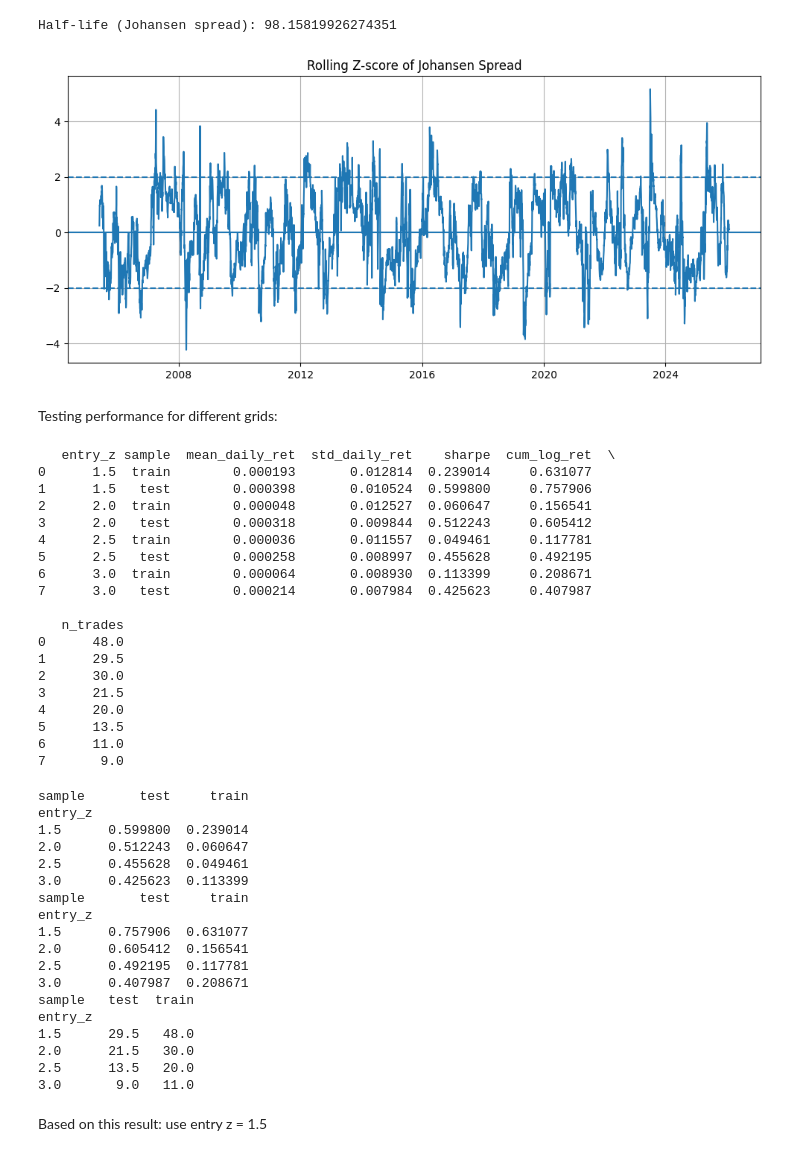
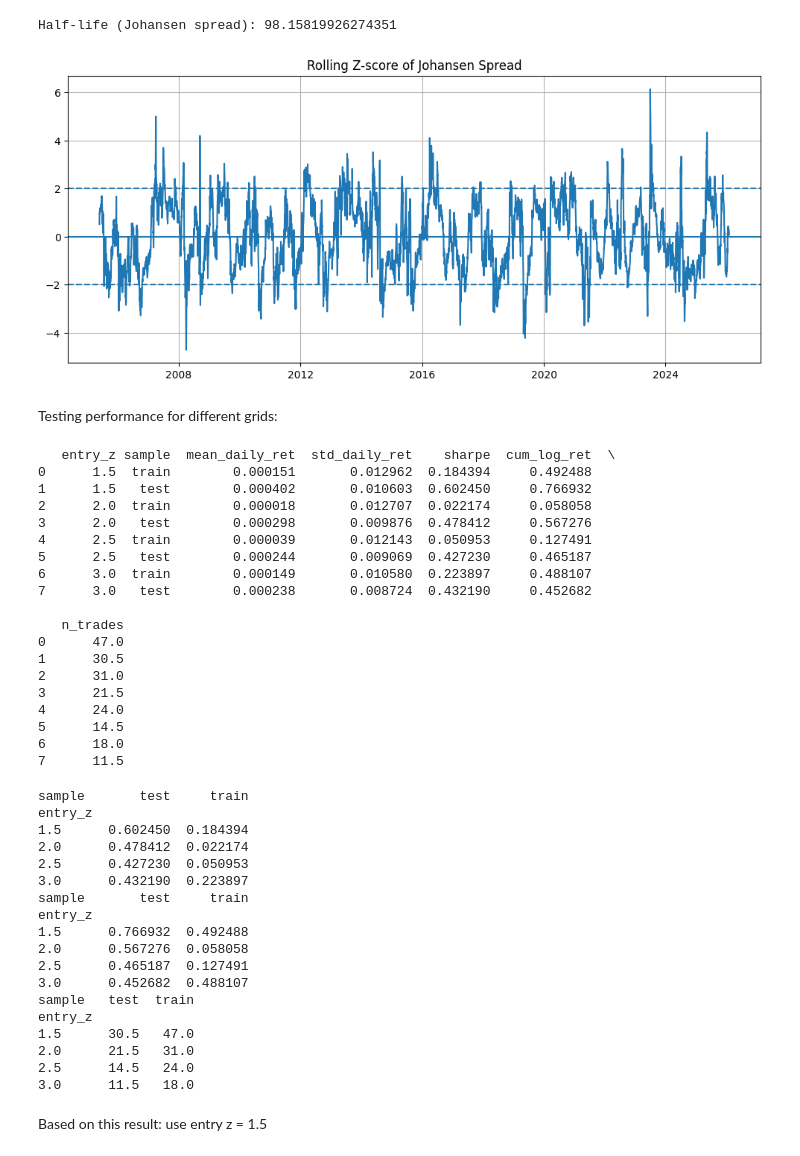
Before and after one commit to wiktorgrocholewski/Spring2026-TIC, a Jupyter notebook: 6_mean_reversion_strategy/Strategy Antonio.ipynb, the cells around one changed output. Drawn from its saved outputs; the diff is of its cells as text; code cells hidden in the pictures.

```diff
--- a/6_mean_reversion_strategy/Strategy Antonio.ipynb
+++ b/6_mean_reversion_strategy/Strategy Antonio.ipynb
@@ -264,31 +264,31 @@ Half-life (Johansen spread): 98.15819926274351
 # %%
 prices["spread_joh"] = (
     vec[0] * prices["log_soy"] +
     vec[1] * prices["log_corn"]
 )
 
-window_z = int(round(hl_joh))
+window_z = max(2, int(round(hl_joh)))
 
-prices["spread_mean_roll"] = prices["spread_joh"].rolling(window_z).mean()
-prices["spread_std_roll"]  = prices["spread_joh"].rolling(window_z).std()
+prices["spread_mean_roll"] = prices["spread_joh"].rolling(window_z).mean().shift(1)
+prices["spread_std_roll"]  = prices["spread_joh"].rolling(window_z).std().shift(1)
 
 prices["zscore_joh"] = (
     (prices["spread_joh"] - prices["spread_mean_roll"]) / prices["spread_std_roll"]
 )
-
+prices.loc[prices["spread_std_roll"] == 0, "zscore_joh"] = np.nan
 train = prices[prices["Date"] <= train_end].copy()
 test  = prices[prices["Date"] > gap_end].copy()
 
 plt.figure(figsize=(12,5))
 plt.plot(prices["Date"], prices["zscore_joh"])
 plt.axhline(2, linestyle="--")
 plt.axhline(-2, linestyle="--")
 plt.axhline(0)
 plt.title("Rolling Z-score of Johansen Spread")
 plt.grid(True)
 plt.show()
 # %% [output]
-[figure, old version]
+[figure, new version]
 # %% [markdown]
 Testing performance for different grids:
 # %%
@@ -358,24 +358,24 @@ results_df = pd.DataFrame(results)
 print(results_df)
 # %% [output]
    entry_z sample  mean_daily_ret  std_daily_ret    sharpe  cum_log_ret  \
-0      1.5  train        0.000193       0.012814  0.239014     0.631077
-1      1.5   test        0.000398       0.010524  0.599800     0.757906
-2      2.0  train        0.000048       0.012527  0.060647     0.156541
-3      2.0   test        0.000318       0.009844  0.512243     0.605412
-4      2.5  train        0.000036       0.011557  0.049461     0.117781
-5      2.5   test        0.000258       0.008997  0.455628     0.492195
-6      3.0  train        0.000064       0.008930  0.113399     0.208671
-7      3.0   test        0.000214       0.007984  0.425623     0.407987
+0      1.5  train        0.000151       0.012962  0.184394     0.492488
+1      1.5   test        0.000402       0.010603  0.602450     0.766932
+2      2.0  train        0.000018       0.012707  0.022174     0.058058
+3      2.0   test        0.000298       0.009876  0.478412     0.567276
+4      2.5  train        0.000039       0.012143  0.050953     0.127491
+5      2.5   test        0.000244       0.009069  0.427230     0.465187
+6      3.0  train        0.000149       0.010580  0.223897     0.488107
+7      3.0   test        0.000238       0.008724  0.432190     0.452682
 
    n_trades
-0      48.0
-1      29.5
-2      30.0
+0      47.0
+1      30.5
+2      31.0
 3      21.5
-4      20.0
-5      13.5
-6      11.0
-7       9.0
+4      24.0
+5      14.5
+6      18.0
+7      11.5
 # %%
 print(results_df.pivot(index="entry_z", columns="sample", values="sharpe"))
 print(results_df.pivot(index="entry_z", columns="sample", values="cum_log_ret"))
@@ -383,22 +383,22 @@ print(results_df.pivot(index="entry_z", columns="sample", values="n_trades"))
 # %% [output]
 sample       test     train
 entry_z
-1.5      0.599800  0.239014
-2.0      0.512243  0.060647
-2.5      0.455628  0.049461
-3.0      0.425623  0.113399
+1.5      0.602450  0.184394
+2.0      0.478412  0.022174
+2.5      0.427230  0.050953
+3.0      0.432190  0.223897
 sample       test     train
 entry_z
-1.5      0.757906  0.631077
-2.0      0.605412  0.156541
-2.5      0.492195  0.117781
-3.0      0.407987  0.208671
+1.5      0.766932  0.492488
+2.0      0.567276  0.058058
+2.5      0.465187  0.127491
+3.0      0.452682  0.488107
 sample   test  train
 entry_z
-1.5      29.5   48.0
-2.0      21.5   30.0
-2.5      13.5   20.0
-3.0       9.0   11.0
+1.5      30.5   47.0
+2.0      21.5   31.0
+2.5      14.5   24.0
+3.0      11.5   18.0
 # %% [markdown]
 Based on this result: use entry z = 1.5
 # %%
```
Also changed, not shown: parts of 10 cells of this notebook.
